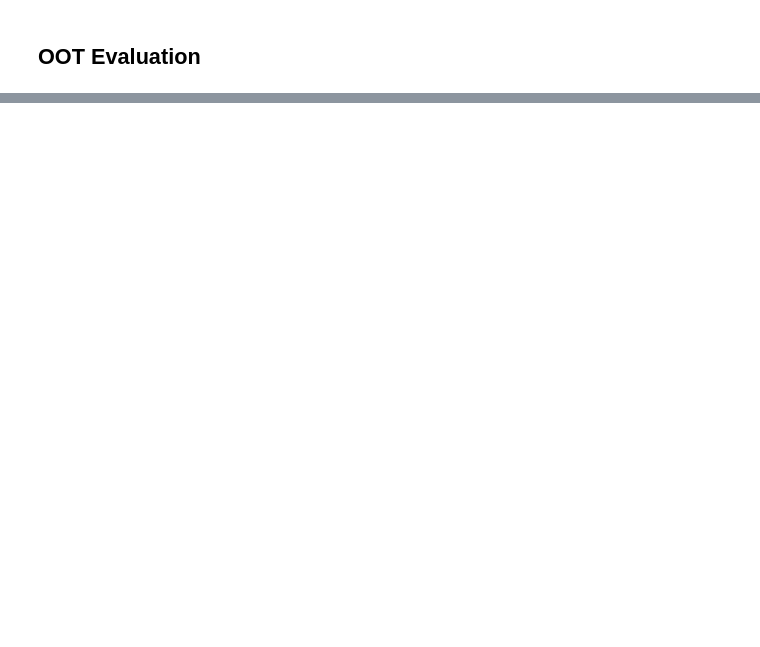
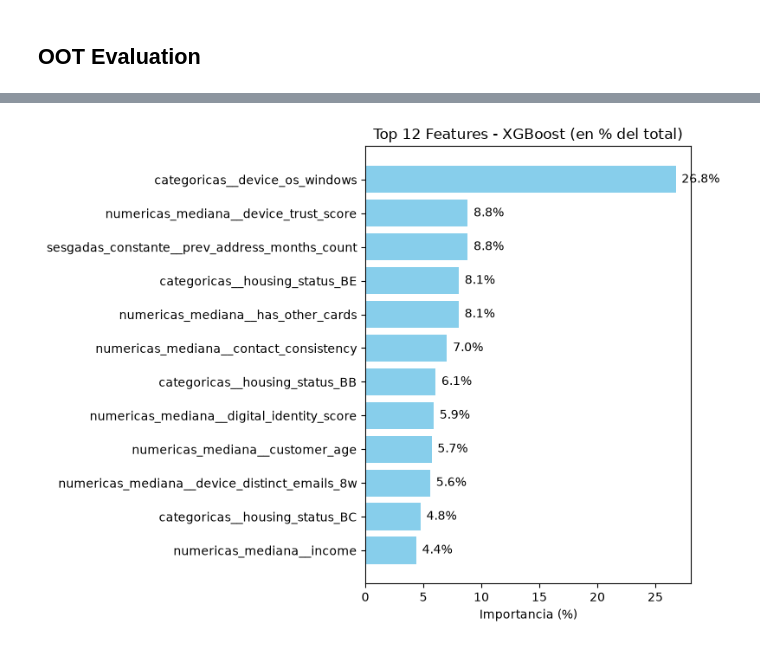
Before and after one commit to Renzuki123/breit-fraud-detection-globalbank, a Jupyter notebook: notebooks/05_modeling.ipynb, the cells around one changed output, grey strips where cells are left out. Saved outputs shown, nothing was run; the diff lists cells and outputs as text; code cells hidden in the pictures; blank space fills up the shorter version.

```diff
--- a/notebooks/05_modeling.ipynb
+++ b/notebooks/05_modeling.ipynb
@@ -538,0 +893,28 @@ Accuracy: 0.82
+# %%
+import matplotlib.pyplot as plt
+
+# Top 20 características más importantes de XGBoost
+top_n = 12
+top_features_xgb = feature_importance_df.head(top_n).copy()
+
+# Calcular el % sobre el total de importancia
+total_importance = top_features_xgb['Importance'].sum()
+top_features_xgb['Importance_pct'] = top_features_xgb['Importance'] / total_importance * 100
+
+# Gráfico de barras horizontales
+plt.figure(figsize=(8, 6))
+bars = plt.barh(top_features_xgb['Feature'][::-1], top_features_xgb['Importance_pct'][::-1], color='skyblue')
+plt.xlabel('Importancia (%)')
+plt.title(f'Top {top_n} Features - XGBoost (en % del total)')
+
+# Añadir etiquetas de % al final de cada barra
+for bar in bars:
+    width = bar.get_width()
+    plt.text(width + 0.5,  # posición X ajustada para que no se encime
+             bar.get_y() + bar.get_height() / 2,
+             f'{width:.1f}%', va='center')
+
+plt.tight_layout()
+plt.show()
+# %% [output]
+[figure, added]
```
Also changed, not shown: parts of 30 cells of this notebook, 4 other files.
